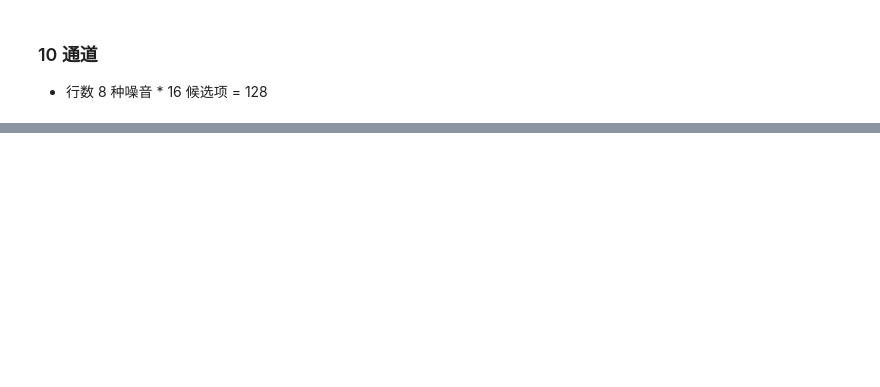
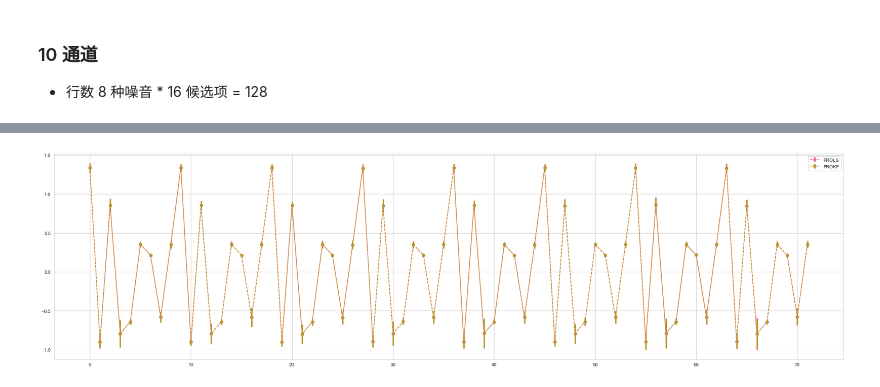
Before and after one commit to AutuanLiu/Kalman-Filter, a Jupyter notebook: nbs/res_ana.ipynb, the cells around one changed output, grey strips where cells are left out. Drawn from its saved outputs; the diff is of its cells as text; code cells hidden in the pictures; blank space fills up the shorter version.

```diff
--- a/nbs/res_ana.ipynb
+++ b/nbs/res_ana.ipynb
@@ -91,0 +100,12 @@ nonlinear_ret10.sample(5)
+# %%
+for func in ['FROLS', 'FROKF']:
+    for dtype in ['linear', 'nonlinear']:
+        for dim in [5, 10]:
+            info_m, info_v = [], []
+            for noise_var in noises:
+                m, v = eval(f'{func.lower()}_sta')(dtype, dim, noise_var)
+                info_m.extend(list(m))
+                info_v.extend(list(v))
+            eval(f'{dtype}_ret{dim}')[f'{func}_mean'] = info_m
+            eval(f'{dtype}_ret{dim}')[f'{func}_var'] = info_v
+            eval(f'{dtype}_ret{dim}')[f'{func}_mae'] = np.abs(eval(f'{dtype}_ret{dim}')[f'{func}_mean'].values - eval(f'{dtype}_ret{dim}')['true_coef'].values)
@@ -91,0 +172,13 @@ nonlinear_ret10.sample(5)
+# %%
+def vis_err(dtype, dim, root='../results/'):
+    fig = plt.figure(figsize=(30, 8))
+    data = eval(f'{dtype}_ret{dim}')
+    x = np.arange(data.shape[0])
+    _ = plt.errorbar(x, data['FROLS_mean'], yerr=data['FROLS_var']*100, fmt='o--', elinewidth=3, label='FROLS')
+    _ = plt.errorbar(x, data['FROKF_mean'], yerr=data['FROKF_var']*100, fmt='o--', elinewidth=3, label='FROKF')
+    _ = plt.legend(loc='upper right')
+    plt.savefig(f'{root}{dtype}_{dim}D_errbar.png')
+# %%
+vis_err('linear', 5)
+# %% [output]
+[figure, added]
```
Also changed, not shown: parts of 19 cells of this notebook, 6 other files.
